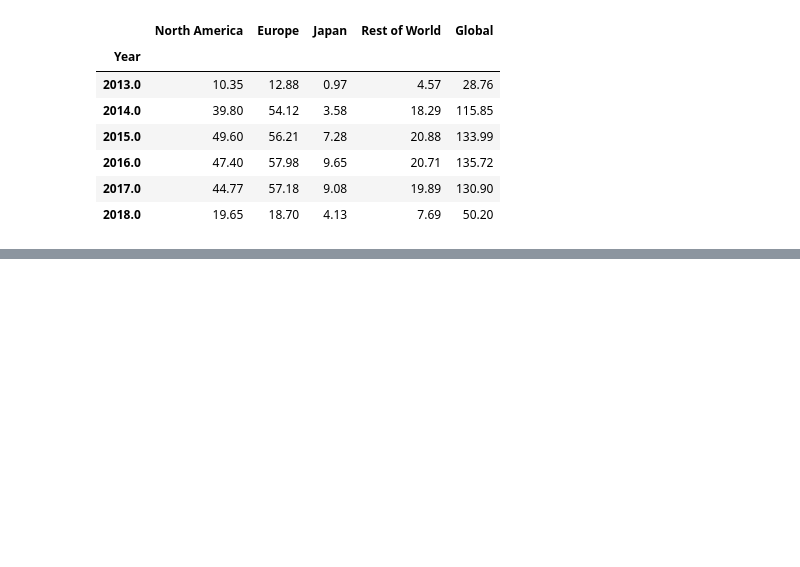
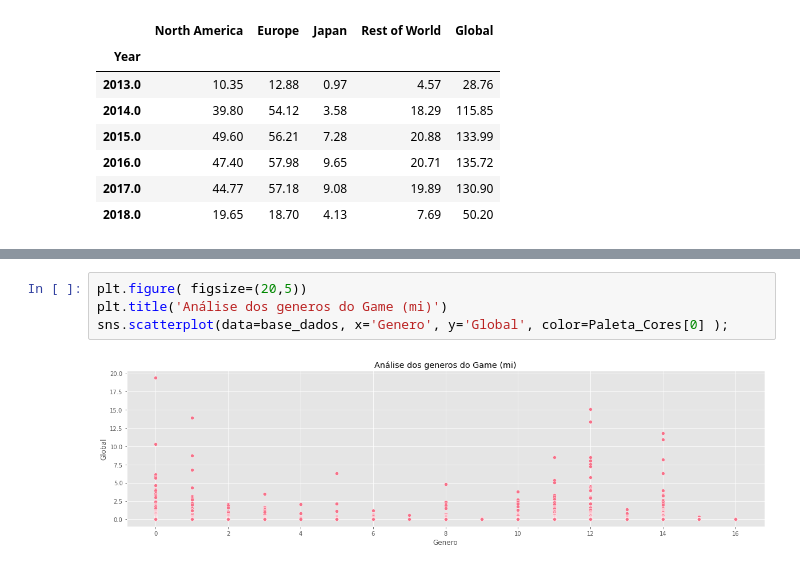
Before and after one commit to Jose-Nonato/DataAnalitcs, a Jupyter notebook: CaseGames/main.ipynb, the cells around one changed output, grey strips where cells are left out. Drawn from its saved outputs; the diff is of its cells as text; blank space fills up the shorter version.

```diff
--- a/CaseGames/main.ipynb
+++ b/CaseGames/main.ipynb
@@ -105,0 +226,6 @@ sns.boxplot(data=base_dados, x='Year', y='Global')
+# %%
+plt.figure( figsize=(20,5))
+plt.title('Análise dos generos do Game (mi)')
+sns.scatterplot(data=base_dados, x='Genero', y='Global', color=Paleta_Cores[0] );
+# %% [output]
+[figure, added]
```
Also changed, not shown: parts of 12 cells of this notebook, 3 other files.
